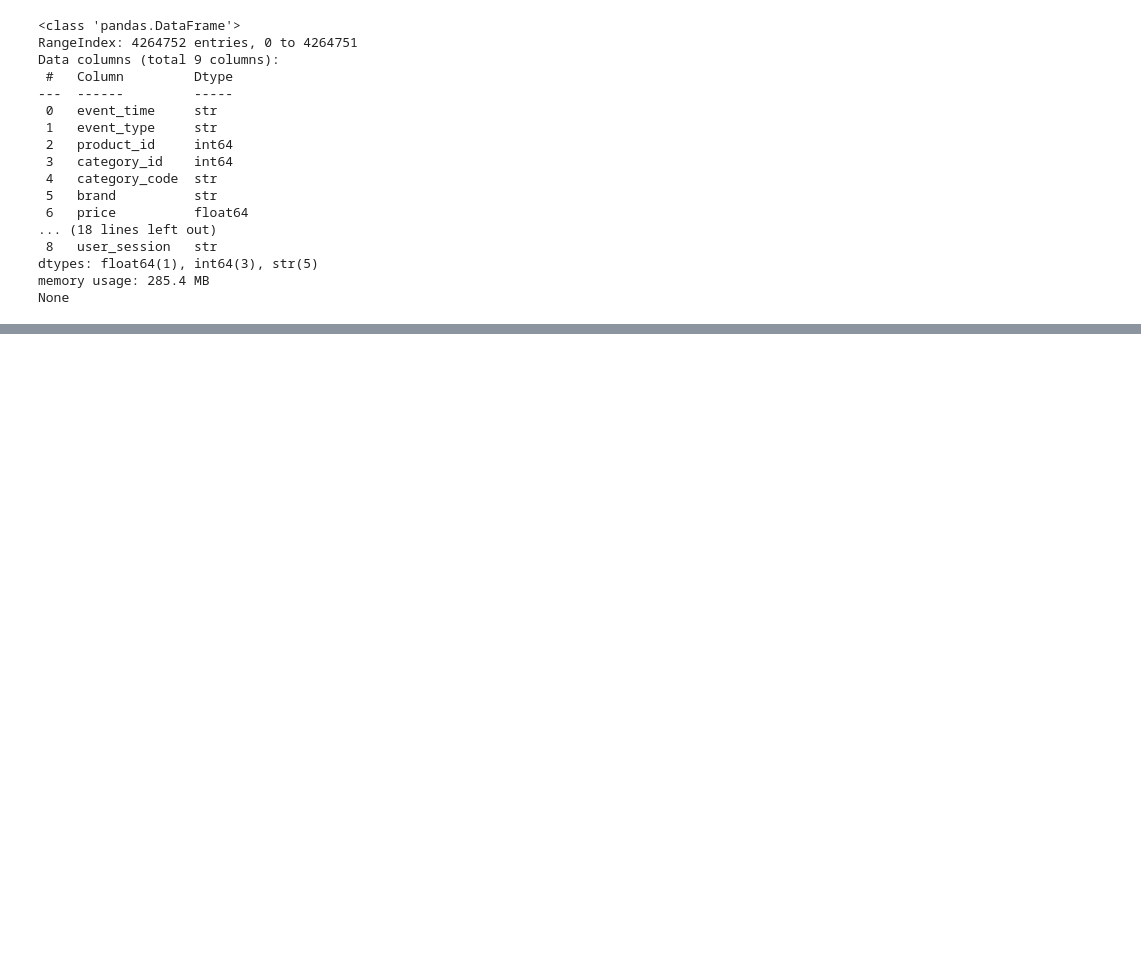
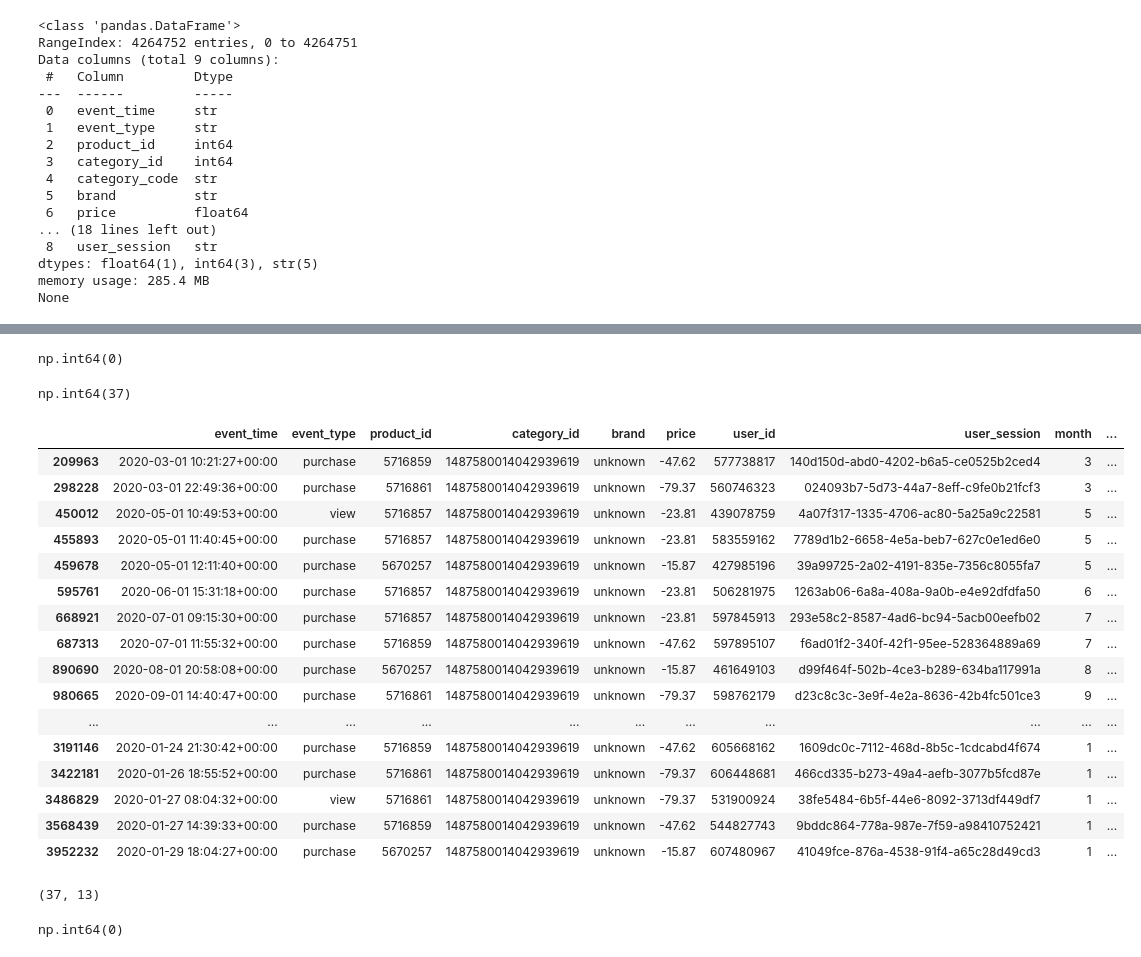
Before and after one commit to harshal-jam/Cart-Abandonment-Analysis, a Jupyter notebook: python_cleaning/cleaning.ipynb, the cells around one changed output, grey strips where cells are left out. Drawn from its saved outputs; the diff is of its cells as text; code cells hidden in the pictures; blank space fills up the shorter version.

```diff
--- a/python_cleaning/cleaning.ipynb
+++ b/python_cleaning/cleaning.ipynb
@@ -1393,0 +1423,2 @@ dtype: int64
+# %%
+df3 = df3.drop_duplicates()
@@ -1393,0 +1429,4 @@ dtype: int64
+# %%
+df3["brand"] = df3["brand"].fillna("unknown")
+# %%
+df3.columns = df3.columns.str.strip().str.lower()
@@ -1393,0 +1473,35 @@ dtype: int64
+# %%
+df3.dropna(subset=["user_session"],inplace=True)
+# %%
+df3.duplicated().sum()
+# %% [output]
+np.int64(0)
+# %%
+(df3["price"]<0).sum()
+# %% [output]
+np.int64(37)
+# %%
+df3[df3["price"] < 0]
+# %% [output]
+|  | event_time | event_type | product_id | category_id | brand | price | user_id | user_session | month | ... |
+| 209963 | 2020-03-01 10:21:27+00:00 | purchase | 5716859 | 1487580014042939619 | unknown | -47.62 | 577738817 | 140d150d-abd0-4202-b6a5-ce0525b2ced4 | 3 | ... |
+| 298228 | 2020-03-01 22:49:36+00:00 | purchase | 5716861 | 1487580014042939619 | unknown | -79.37 | 560746323 | 024093b7-5d73-44a7-8eff-c9fe0b21fcf3 | 3 | ... |
+| 450012 | 2020-05-01 10:49:53+00:00 | view | 5716857 | 1487580014042939619 | unknown | -23.81 | 439078759 | 4a07f317-1335-4706-ac80-5a25a9c22581 | 5 | ... |
+| 455893 | 2020-05-01 11:40:45+00:00 | purchase | 5716857 | 1487580014042939619 | unknown | -23.81 | 583559162 | 7789d1b2-6658-4e5a-beb7-627c0e1ed6e0 | 5 | ... |
+| 459678 | 2020-05-01 12:11:40+00:00 | purchase | 5670257 | 1487580014042939619 | unknown | -15.87 | 427985196 | 39a99725-2a02-4191-835e-7356c8055fa7 | 5 | ... |
+| 595761 | 2020-06-01 15:31:18+00:00 | purchase | 5716857 | 1487580014042939619 | unknown | -23.81 | 506281975 | 1263ab06-6a8a-408a-9a0b-e4e92dfdfa50 | 6 | ... |
+| 668921 | 2020-07-01 09:15:30+00:00 | purchase | 5716857 | 1487580014042939619 | unknown | -23.81 | 597845913 | 293e58c2-8587-4ad6-bc94-5acb00eefb02 | 7 | ... |
+| 687313 | 2020-07-01 11:55:32+00:00 | purchase | 5716859 | 1487580014042939619 | unknown | -47.62 | 597895107 | f6ad01f2-340f-42f1-95ee-528364889a69 | 7 | ... |
+| 890690 | 2020-08-01 20:58:08+00:00 | purchase | 5670257 | 1487580014042939619 | unknown | -15.87 | 461649103 | d99f464f-502b-4ce3-b289-634ba117991a | 8 | ... |
+| 980665 | 2020-09-01 14:40:47+00:00 | purchase | 5716861 | 1487580014042939619 | unknown | -79.37 | 598762179 | d23c8c3c-3e9f-4e2a-8636-42b4fc501ce3 | 9 | ... |
+| ... | ... | ... | ... | ... | ... | ... | ... | ... | ... | ... |
+| 3191146 | 2020-01-24 21:30:42+00:00 | purchase | 5716859 | 1487580014042939619 | unknown | -47.62 | 605668162 | 1609dc0c-7112-468d-8b5c-1cdcabd4f674 | 1 | ... |
+| 3422181 | 2020-01-26 18:55:52+00:00 | purchase | 5716861 | 1487580014042939619 | unknown | -79.37 | 606448681 | 466cd335-b273-49a4-aefb-3077b5fcd87e | 1 | ... |
+| 3486829 | 2020-01-27 08:04:32+00:00 | view | 5716861 | 1487580014042939619 | unknown | -79.37 | 531900924 | 38fe5484-6b5f-44e6-8092-3713df449df7 | 1 | ... |
+| 3568439 | 2020-01-27 14:39:33+00:00 | purchase | 5716859 | 1487580014042939619 | unknown | -47.62 | 544827743 | 9bddc864-778a-987e-7f59-a98410752421 | 1 | ... |
+| 3952232 | 2020-01-29 18:04:27+00:00 | purchase | 5670257 | 1487580014042939619 | unknown | -15.87 | 607480967 | 41049fce-876a-4538-91f4-a65c28d49cd3 | 1 | ... |
+# %%
+df3[(df3["price"] < 0)
+    & (df3["category_id"] == 1487580014042939619)].shape
+# %% [output]
+(37, 13)
@@ -1393,0 +1510,4 @@ dtype: int64
+# %%
+(df3["price"]<0).sum()
+# %% [output]
+np.int64(0)
```
Also changed, not shown: parts of 36 cells of this notebook.
